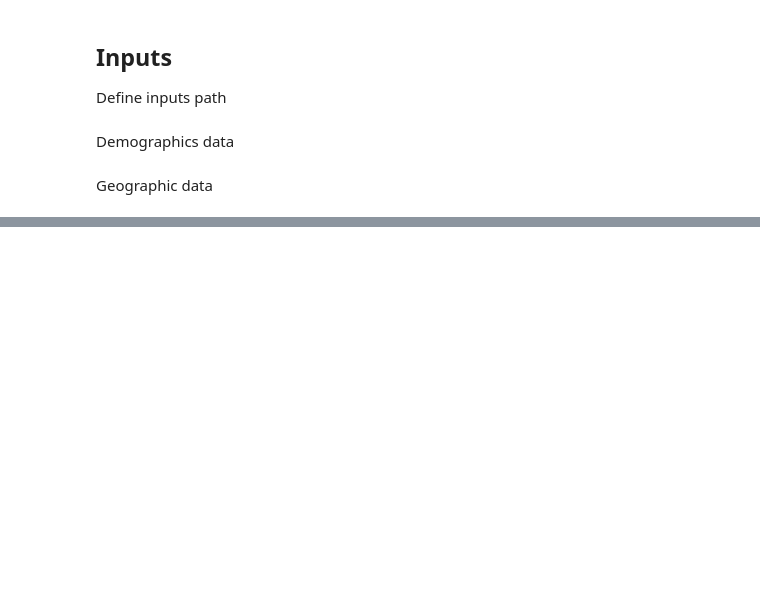
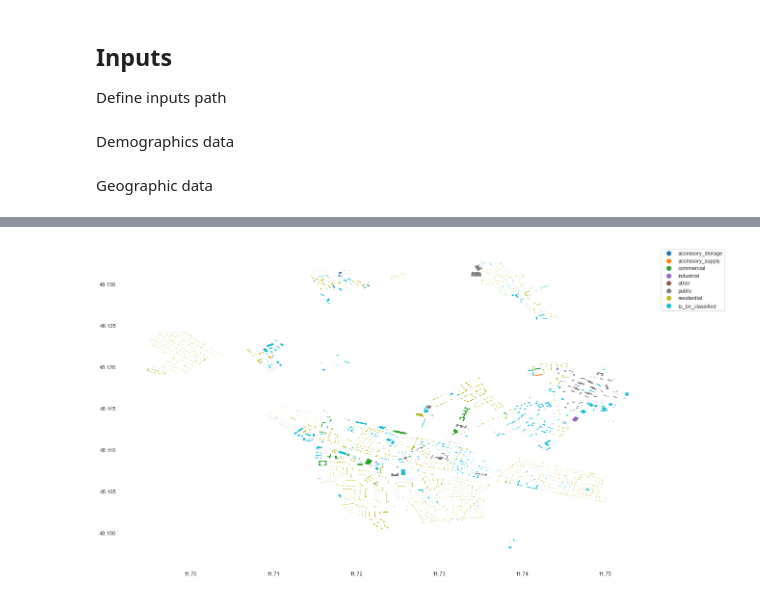
Before and after one commit to o0oBluePhoenixo0o/CheapAtlas, a Jupyter notebook: notebooks/3_buildings_classification.ipynb, the cells around one changed output, grey strips where cells are left out. Drawn from its saved outputs; the diff is of its cells as text; code cells hidden in the pictures; blank space fills up the shorter version.

```diff
--- a/notebooks/3_buildings_classification.ipynb
+++ b/notebooks/3_buildings_classification.ipynb
@@ -115,0 +218,29 @@ Ester, M. (2019). A density-based algorithm for discovering clusters in large sp
+# %%
+# Plot
+df = ags_final
+# %%
+from shapely import wkt
+# Filter out NaN
+df = df[df.geometry.isna() == False].reset_index(drop = True)
+
+# Convert geometry to GeoSeries
+df['geometry'] = df['geometry'].apply(wkt.loads)
+# Convert to GeoPandas type
+df_geo = GeoDataFrame(df, geometry='geometry')
+# %%
+df_geo = hp._swap_2_cols(df_geo, 'id','center.lon')
+df_geo = hp._swap_2_cols(df_geo, 'building_types','center.lat')
+
+df_geo.rename(columns = {'center.lat':'lat',
+                        'center.lon':'lon'}, inplace = True)
+# %%
+plt.rcParams['axes.facecolor'] = 'white'
+# %%
+# Plot
+ax =   df_geo.plot(column='building_types',
+                   markersize=3,
+                   figsize=(20,20),
+                   legend=True,
+                   legend_kwds=dict(loc='upper left', ncol=1, bbox_to_anchor=(1, 1)))
+# %% [output]
+[figure, added]
```
Also changed, not shown: parts of 32 cells of this notebook, 4 other files.
